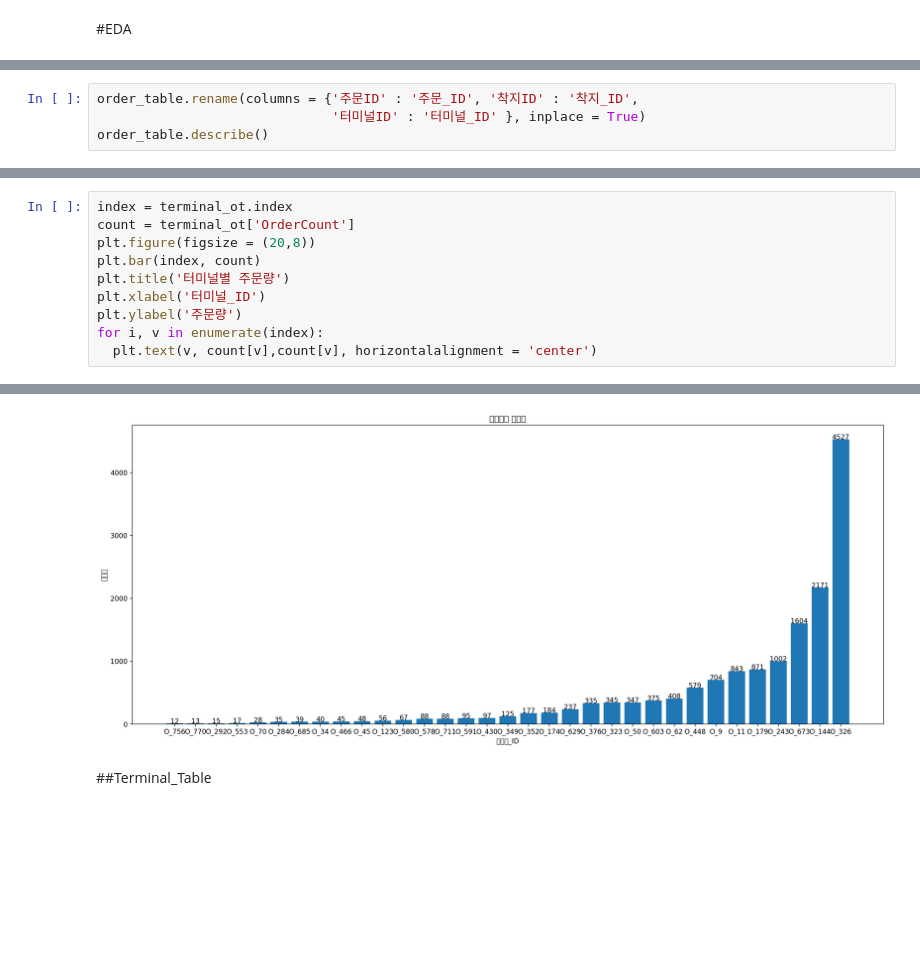
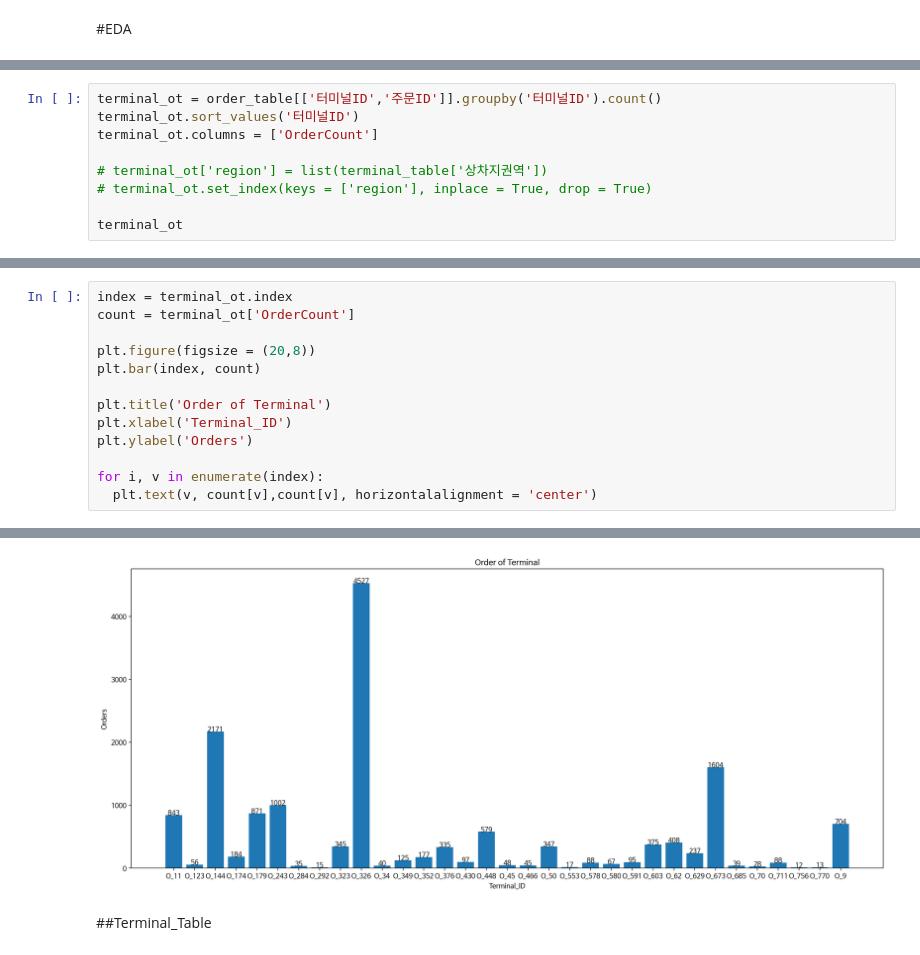
Before and after one commit to wonwookim/cj_challenge, a Jupyter notebook: cj_challenge_eda.ipynb, the cells around one changed output, grey strips where cells are left out. Drawn from its saved outputs; the diff is of its cells as text; blank space fills up the shorter version.

```diff
--- a/cj_challenge_eda.ipynb
+++ b/cj_challenge_eda.ipynb
@@ -127,4 +150,0 @@ len(list(order_table['Group'].unique()))
-# %%
-order_table.rename(columns = {'주문ID' : '주문_ID', '착지ID' : '착지_ID',
-                              '터미널ID' : '터미널_ID' }, inplace = True)
-order_table.describe()
@@ -265,0 +202,9 @@ terminal_ot ## 터미널 별 주문 개수
+# %%
+terminal_ot = order_table[['터미널ID','주문ID']].groupby('터미널ID').count()
+terminal_ot.sort_values('터미널ID')
+terminal_ot.columns = ['OrderCount']
+
+# terminal_ot['region'] = list(terminal_table['상차지권역'])
+# terminal_ot.set_index(keys = ['region'], inplace = True, drop = True)
+
+terminal_ot
@@ -266,11 +230,14 @@ terminal_ot ## 터미널 별 주문 개수
 # %%
 index = terminal_ot.index
 count = terminal_ot['OrderCount']
+
 plt.figure(figsize = (20,8))
 plt.bar(index, count)
-plt.title('터미널별 주문량')
-plt.xlabel('터미널_ID')
-plt.ylabel('주문량')
+
+plt.title('Order of Terminal')
+plt.xlabel('Terminal_ID')
+plt.ylabel('Orders')
+
 for i, v in enumerate(index):
   plt.text(v, count[v],count[v], horizontalalignment = 'center')
 # %% [output]
@@ -294,4 +244,4 @@ WARNING:matplotlib.font_manager:findfont: Font family 'NanumBarunGothic' not fou
-[figure, old version]
+[figure, new version]
 # %% [markdown]
 ##Terminal_Table
 # %%
```
Also changed, not shown: parts of 29 cells of this notebook.
